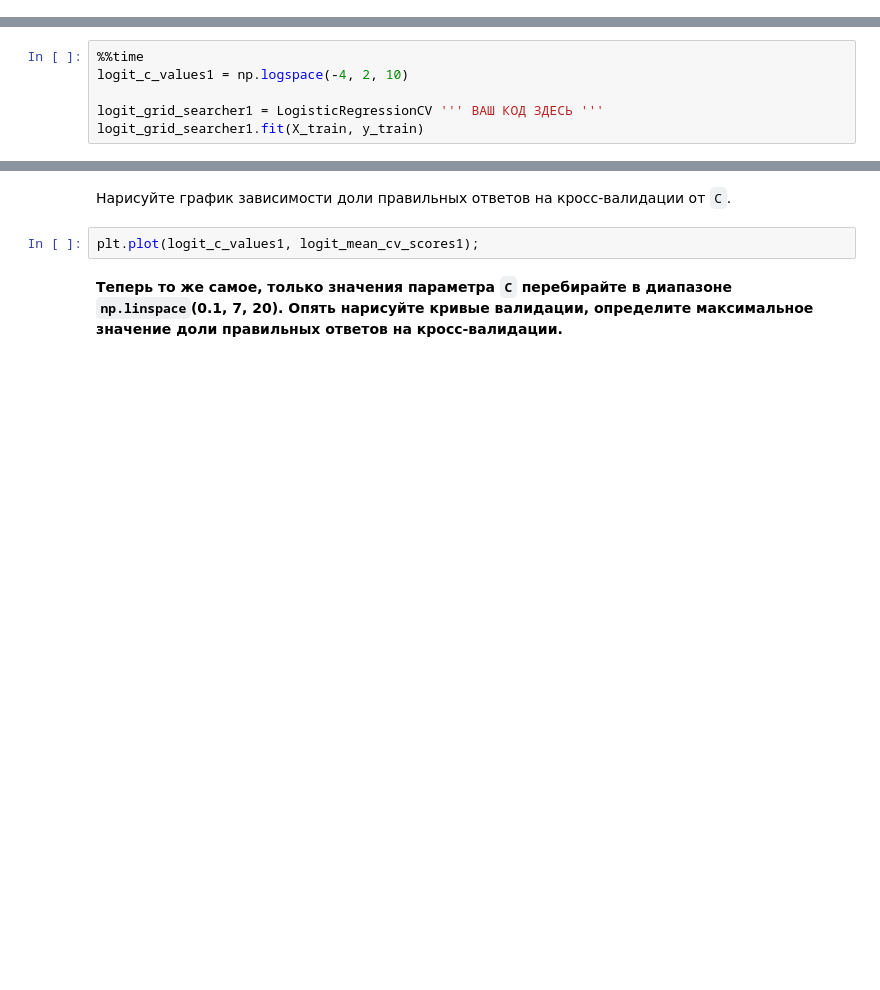
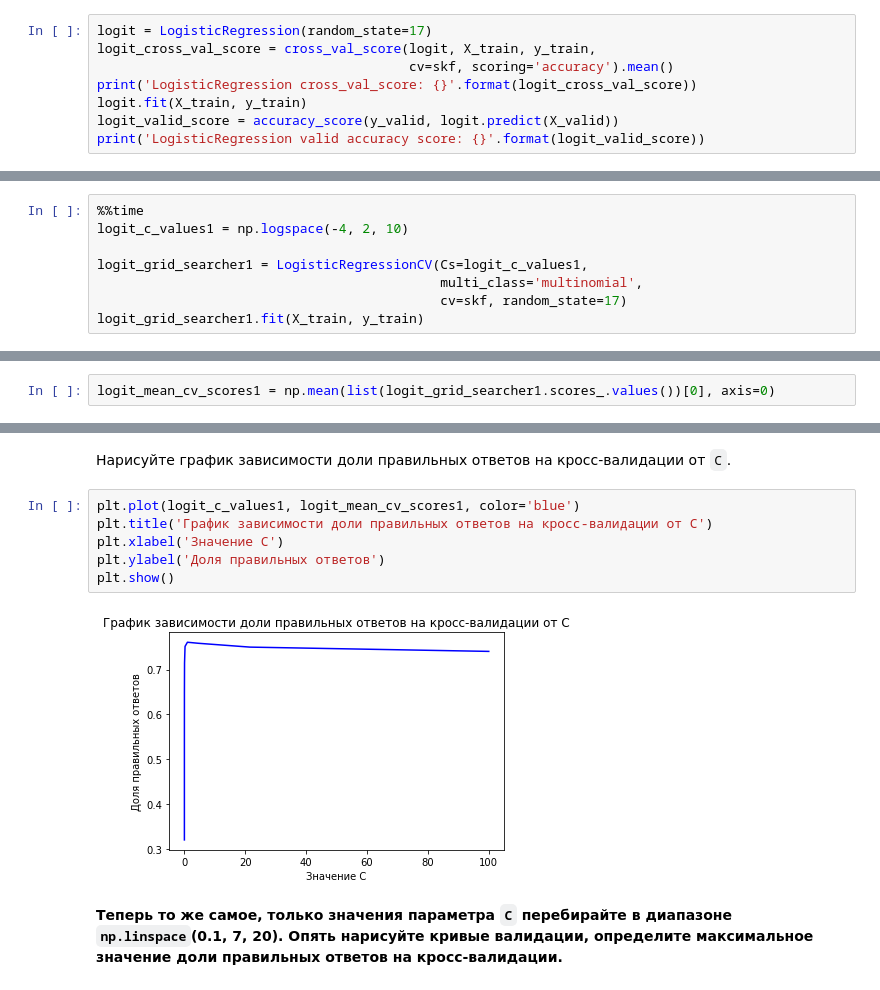
Before and after one commit to umshtm/ML-DA-Coursera-MIPT-Yandex, a Jupyter notebook: 6 - Final projects/Identification of internet users/week4_training/week4_training.ipynb, the cells around one changed output, grey strips where cells are left out. Saved outputs shown, nothing was run; the diff lists cells and outputs as text; blank space fills up the shorter version.

```diff
--- a/6 - Final projects/Identification of internet users/week4_training/week4_training.ipynb
+++ b/6 - Final projects/Identification of internet users/week4_training/week4_training.ipynb
@@ -169,0 +167,8 @@ logit = LogisticRegression ''' ВАШ КОД ЗДЕСЬ '''
+# %%
+logit = LogisticRegression(random_state=17)
+logit_cross_val_score = cross_val_score(logit, X_train, y_train,
+                                        cv=skf, scoring='accuracy').mean()
+print('LogisticRegression cross_val_score: {}'.format(logit_cross_val_score))
+logit.fit(X_train, y_train)
+logit_valid_score = accuracy_score(y_valid, logit.predict(X_valid))
+print('LogisticRegression valid accuracy score: {}'.format(logit_valid_score))
@@ -177,5 +185,7 @@ logit = LogisticRegression ''' ВАШ КОД ЗДЕСЬ '''
 %%time
 logit_c_values1 = np.logspace(-4, 2, 10)
 
-logit_grid_searcher1 = LogisticRegressionCV ''' ВАШ КОД ЗДЕСЬ '''
+logit_grid_searcher1 = LogisticRegressionCV(Cs=logit_c_values1,
+                                            multi_class='multinomial',
+                                            cv=skf, random_state=17)
 logit_grid_searcher1.fit(X_train, y_train)
@@ -186,2 +202,4 @@ logit_mean_cv_scores1 = ''' ВАШ КОД ЗДЕСЬ '''
+# %%
+logit_mean_cv_scores1 = np.mean(list(logit_grid_searcher1.scores_.values())[0], axis=0)
 # %% [markdown]
 Выведите лучшее значение доли правильных ответов на кросс-валидации и соответствующее значение `C`.
@@ -190,7 +214,13 @@ logit_mean_cv_scores1 = ''' ВАШ КОД ЗДЕСЬ '''
 # %% [markdown]
 Нарисуйте график зависимости доли правильных ответов на кросс-валидации от `C`.
-# %%
-plt.plot(logit_c_values1, logit_mean_cv_scores1);
+# %%
+plt.plot(logit_c_values1, logit_mean_cv_scores1, color='blue')
+plt.title('График зависимости доли правильных ответов на кросс-валидации от С')
+plt.xlabel('Значение С')
+plt.ylabel('Доля правильных ответов')
+plt.show()
+# %% [output]
+[figure, added]
 # %% [markdown]
 **Теперь то же самое, только значения параметра `C` перебирайте в диапазоне `np.linspace`(0.1, 7, 20). Опять нарисуйте кривые валидации, определите максимальное значение доли правильных ответов на кросс-валидации.**
 # %%
```
Also changed, not shown: parts of 21 cells of this notebook, 1 other file.
